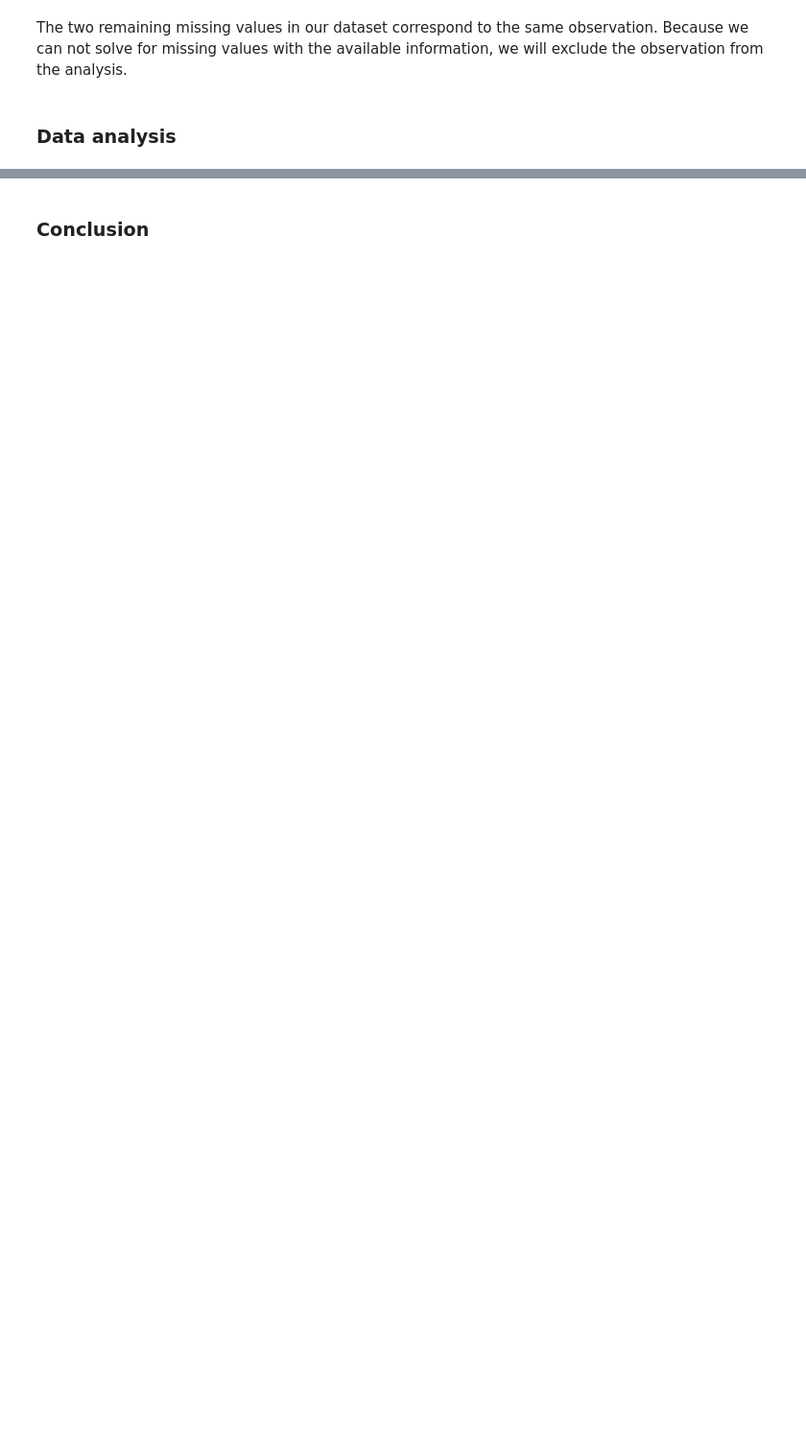
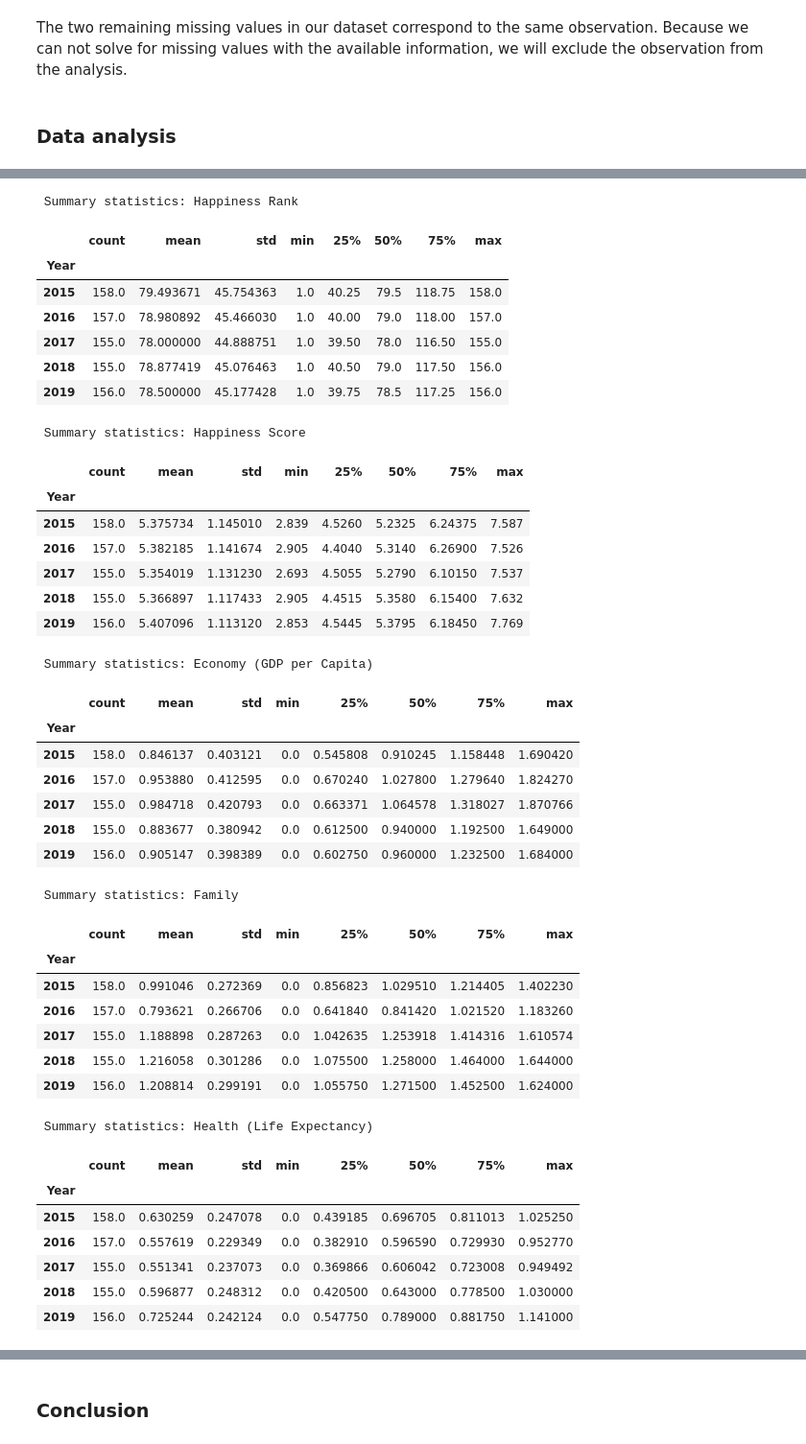
Before and after one commit to TeamGroup7/Group_Assignment, a Jupyter notebook: Group Assignment.ipynb, the cells around one changed output, grey strips where cells are left out. Shown at 96% size. Saved outputs shown, nothing was run; the diff lists cells and outputs as text; code cells hidden in the pictures; blank space fills up the shorter version.

```diff
--- a/Group Assignment.ipynb
+++ b/Group Assignment.ipynb
@@ -217,0 +225,46 @@ data.dropna(inplace=True)
+# %%
+# summary statistics of main factor by report date
+for col in data.iloc[:,4:].columns:
+    print('\033[1m Summary statistics: \033[0m'+ col)
+    display(data.groupby('Year')[col].describe())
+# %% [output]
+ Summary statistics: Happiness Rank
+|  | count | mean | std | min | 25% | 50% | 75% | max |
+| Year |  |  |  |  |  |  |  |  |
+| 2015 | 158.0 | 79.493671 | 45.754363 | 1.0 | 40.25 | 79.5 | 118.75 | 158.0 |
+| 2016 | 157.0 | 78.980892 | 45.466030 | 1.0 | 40.00 | 79.0 | 118.00 | 157.0 |
+| 2017 | 155.0 | 78.000000 | 44.888751 | 1.0 | 39.50 | 78.0 | 116.50 | 155.0 |
+| 2018 | 155.0 | 78.877419 | 45.076463 | 1.0 | 40.50 | 79.0 | 117.50 | 156.0 |
+| 2019 | 156.0 | 78.500000 | 45.177428 | 1.0 | 39.75 | 78.5 | 117.25 | 156.0 |
+ Summary statistics: Happiness Score
+|  | count | mean | std | min | 25% | 50% | 75% | max |
+| Year |  |  |  |  |  |  |  |  |
+| 2015 | 158.0 | 5.375734 | 1.145010 | 2.839 | 4.5260 | 5.2325 | 6.24375 | 7.587 |
+| 2016 | 157.0 | 5.382185 | 1.141674 | 2.905 | 4.4040 | 5.3140 | 6.26900 | 7.526 |
+| 2017 | 155.0 | 5.354019 | 1.131230 | 2.693 | 4.5055 | 5.2790 | 6.10150 | 7.537 |
+| 2018 | 155.0 | 5.366897 | 1.117433 | 2.905 | 4.4515 | 5.3580 | 6.15400 | 7.632 |
+| 2019 | 156.0 | 5.407096 | 1.113120 | 2.853 | 4.5445 | 5.3795 | 6.18450 | 7.769 |
+ Summary statistics: Economy (GDP per Capita)
+|  | count | mean | std | min | 25% | 50% | 75% | max |
+| Year |  |  |  |  |  |  |  |  |
+| 2015 | 158.0 | 0.846137 | 0.403121 | 0.0 | 0.545808 | 0.910245 | 1.158448 | 1.690420 |
+| 2016 | 157.0 | 0.953880 | 0.412595 | 0.0 | 0.670240 | 1.027800 | 1.279640 | 1.824270 |
+| 2017 | 155.0 | 0.984718 | 0.420793 | 0.0 | 0.663371 | 1.064578 | 1.318027 | 1.870766 |
+| 2018 | 155.0 | 0.883677 | 0.380942 | 0.0 | 0.612500 | 0.940000 | 1.192500 | 1.649000 |
+| 2019 | 156.0 | 0.905147 | 0.398389 | 0.0 | 0.602750 | 0.960000 | 1.232500 | 1.684000 |
+ Summary statistics: Family
+|  | count | mean | std | min | 25% | 50% | 75% | max |
+| Year |  |  |  |  |  |  |  |  |
+| 2015 | 158.0 | 0.991046 | 0.272369 | 0.0 | 0.856823 | 1.029510 | 1.214405 | 1.402230 |
+| 2016 | 157.0 | 0.793621 | 0.266706 | 0.0 | 0.641840 | 0.841420 | 1.021520 | 1.183260 |
+| 2017 | 155.0 | 1.188898 | 0.287263 | 0.0 | 1.042635 | 1.253918 | 1.414316 | 1.610574 |
+| 2018 | 155.0 | 1.216058 | 0.301286 | 0.0 | 1.075500 | 1.258000 | 1.464000 | 1.644000 |
+| 2019 | 156.0 | 1.208814 | 0.299191 | 0.0 | 1.055750 | 1.271500 | 1.452500 | 1.624000 |
+ Summary statistics: Health (Life Expectancy)
+|  | count | mean | std | min | 25% | 50% | 75% | max |
+| Year |  |  |  |  |  |  |  |  |
+| 2015 | 158.0 | 0.630259 | 0.247078 | 0.0 | 0.439185 | 0.696705 | 0.811013 | 1.025250 |
+| 2016 | 157.0 | 0.557619 | 0.229349 | 0.0 | 0.382910 | 0.596590 | 0.729930 | 0.952770 |
+| 2017 | 155.0 | 0.551341 | 0.237073 | 0.0 | 0.369866 | 0.606042 | 0.723008 | 0.949492 |
+| 2018 | 155.0 | 0.596877 | 0.248312 | 0.0 | 0.420500 | 0.643000 | 0.778500 | 1.030000 |
+| 2019 | 156.0 | 0.725244 | 0.242124 | 0.0 | 0.547750 | 0.789000 | 0.881750 | 1.141000 |
```
Also changed, not shown: parts of 13 cells of this notebook.
